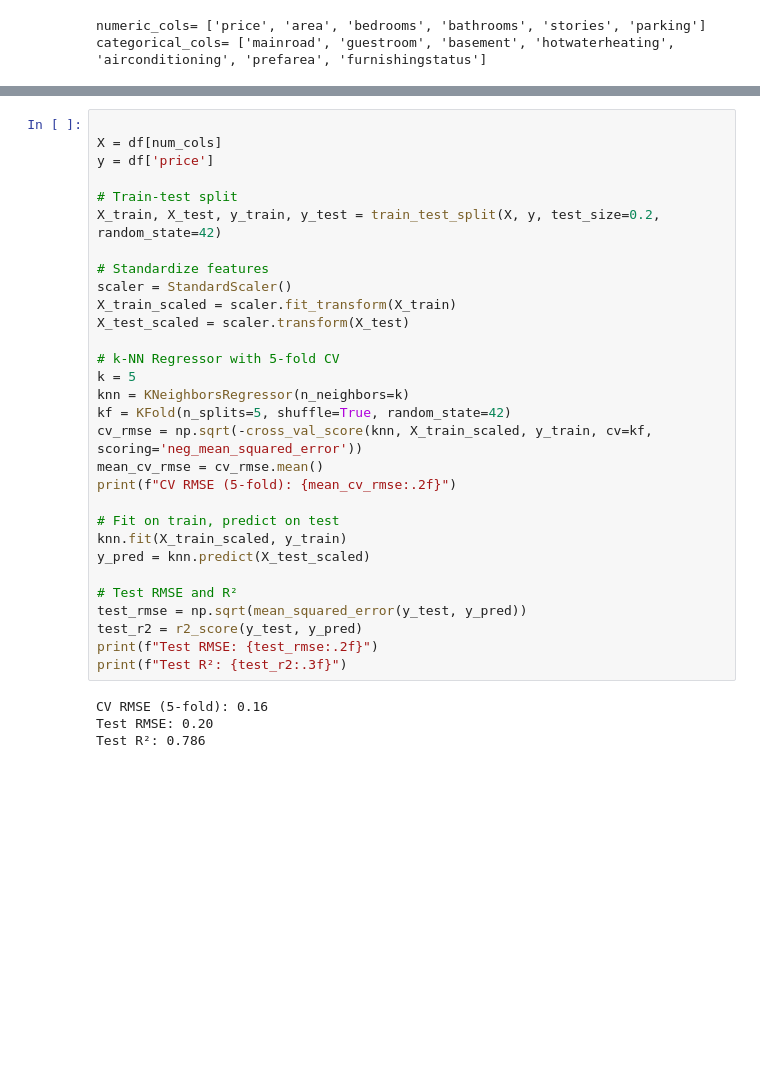
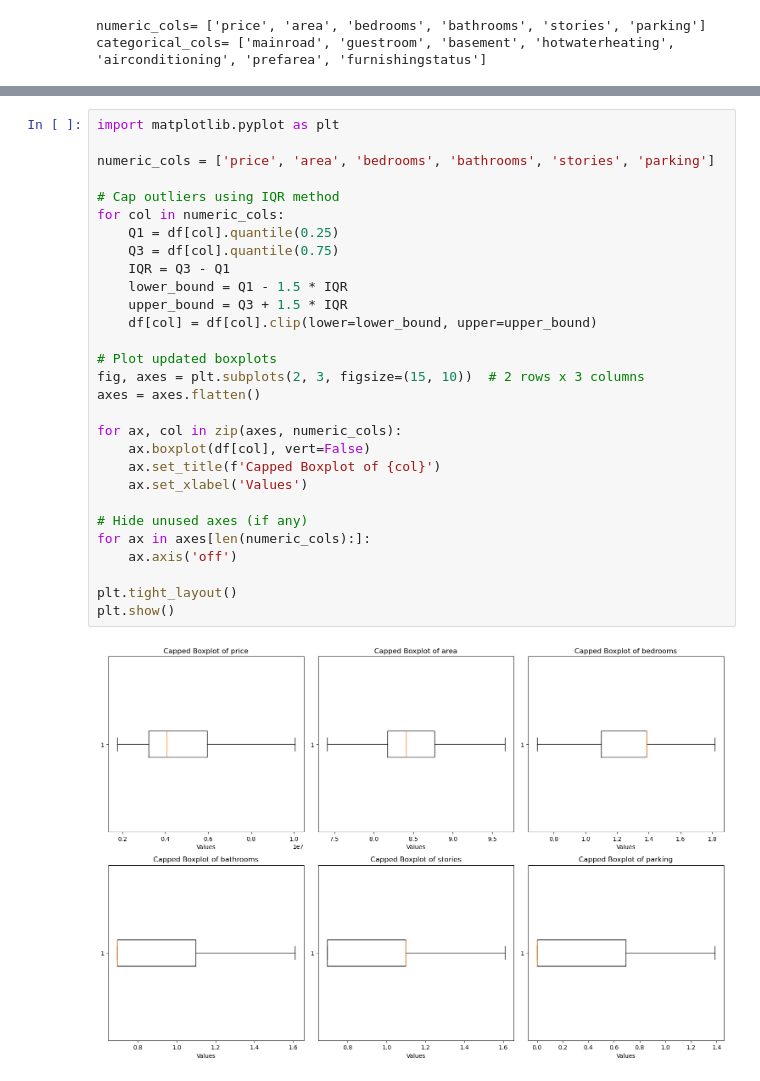
Before and after one commit to Manosree30/House_price_prediction, a Jupyter notebook: project.ipynb, the cells around one changed output, grey strips where cells are left out. Cells and saved outputs as stored; diff of their text form; blank space fills up the shorter version.

```diff
--- a/project.ipynb
+++ b/project.ipynb
@@ -219,34 +164,31 @@ plt.show()
-# %%
-
-X = df[num_cols]
-y = df['price']
-
-# Train-test split
-X_train, X_test, y_train, y_test = train_test_split(X, y, test_size=0.2, random_state=42)
-
-# Standardize features
-scaler = StandardScaler()
-X_train_scaled = scaler.fit_transform(X_train)
-X_test_scaled = scaler.transform(X_test)
-
-# k-NN Regressor with 5-fold CV
-k = 5
-knn = KNeighborsRegressor(n_neighbors=k)
-kf = KFold(n_splits=5, shuffle=True, random_state=42)
-cv_rmse = np.sqrt(-cross_val_score(knn, X_train_scaled, y_train, cv=kf, scoring='neg_mean_squared_error'))
-mean_cv_rmse = cv_rmse.mean()
-print(f"CV RMSE (5-fold): {mean_cv_rmse:.2f}")
-
-# Fit on train, predict on test
-knn.fit(X_train_scaled, y_train)
-y_pred = knn.predict(X_test_scaled)
-
-# Test RMSE and R²
-test_rmse = np.sqrt(mean_squared_error(y_test, y_pred))
-test_r2 = r2_score(y_test, y_pred)
-print(f"Test RMSE: {test_rmse:.2f}")
-print(f"Test R²: {test_r2:.3f}")
-# %% [output]
-CV RMSE (5-fold): 0.16
-Test RMSE: 0.20
-Test R²: 0.786
+# %%
+import matplotlib.pyplot as plt
+
+numeric_cols = ['price', 'area', 'bedrooms', 'bathrooms', 'stories', 'parking']
+
+# Cap outliers using IQR method
+for col in numeric_cols:
+    Q1 = df[col].quantile(0.25)
+    Q3 = df[col].quantile(0.75)
+    IQR = Q3 - Q1
+    lower_bound = Q1 - 1.5 * IQR
+    upper_bound = Q3 + 1.5 * IQR
+    df[col] = df[col].clip(lower=lower_bound, upper=upper_bound)
+
+# Plot updated boxplots
+fig, axes = plt.subplots(2, 3, figsize=(15, 10))  # 2 rows x 3 columns
+axes = axes.flatten()
+
+for ax, col in zip(axes, numeric_cols):
+    ax.boxplot(df[col], vert=False)
+    ax.set_title(f'Capped Boxplot of {col}')
+    ax.set_xlabel('Values')
+
+# Hide unused axes (if any)
+for ax in axes[len(numeric_cols):]:
+    ax.axis('off')
+
+plt.tight_layout()
+plt.show()
+# %% [output]
+[figure, added]
```
Also changed, not shown: parts of 17 cells of this notebook, 4 other files.
